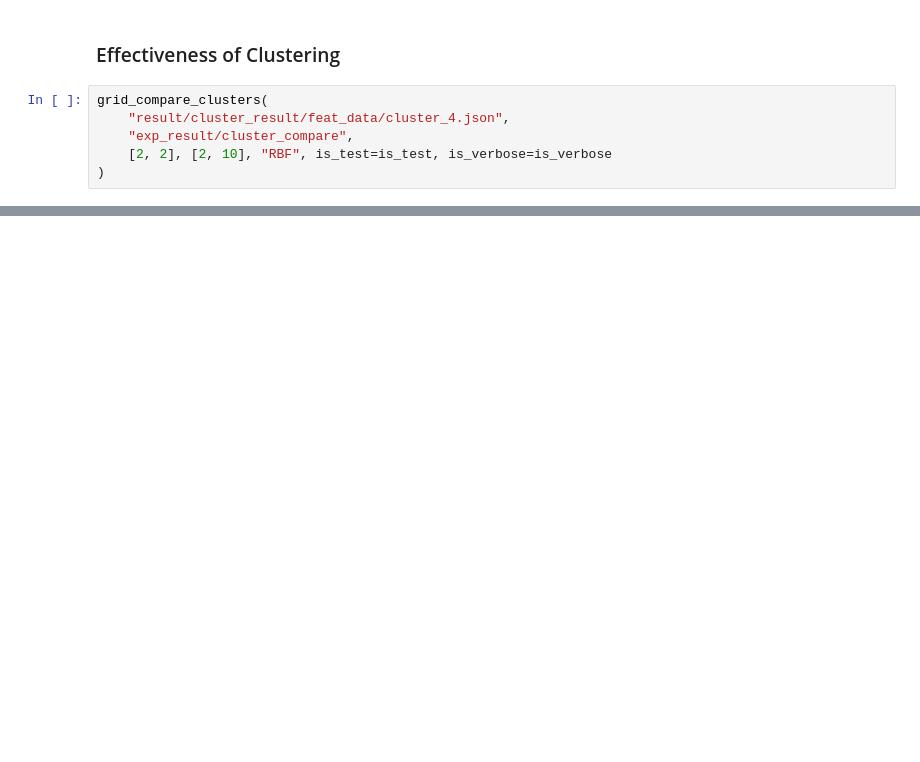
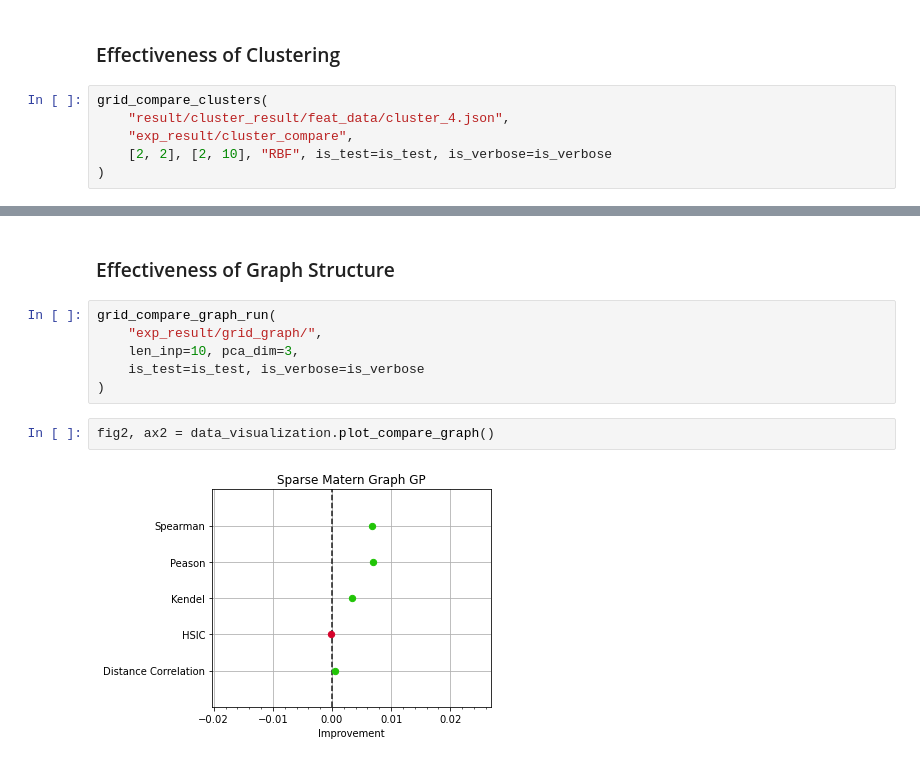
Before and after one commit to Phutoast/commodity-prices-prediction, a Jupyter notebook: multiple_experiments.ipynb, the cells around one changed output, grey strips where cells are left out. Saved outputs shown, nothing was run; the diff lists cells and outputs as text; blank space fills up the shorter version.

Commit message:
Adding Graph Comparision

```diff
--- a/multiple_experiments.ipynb
+++ b/multiple_experiments.ipynb
@@ -70,2 +72,14 @@ fig2, ax2 = plot_compare_cluster()
 # %% [output]
 [figure]
+# %% [markdown]
+### Effectiveness of Graph Structure
+# %%
+grid_compare_graph_run(
+    "exp_result/grid_graph/",
+    len_inp=10, pca_dim=3,
+    is_test=is_test, is_verbose=is_verbose
+)
+# %%
+fig2, ax2 = data_visualization.plot_compare_graph()
+# %% [output]
+[figure, added]
```
Also changed, not shown: parts of 5 cells of this notebook, 10 other files.
